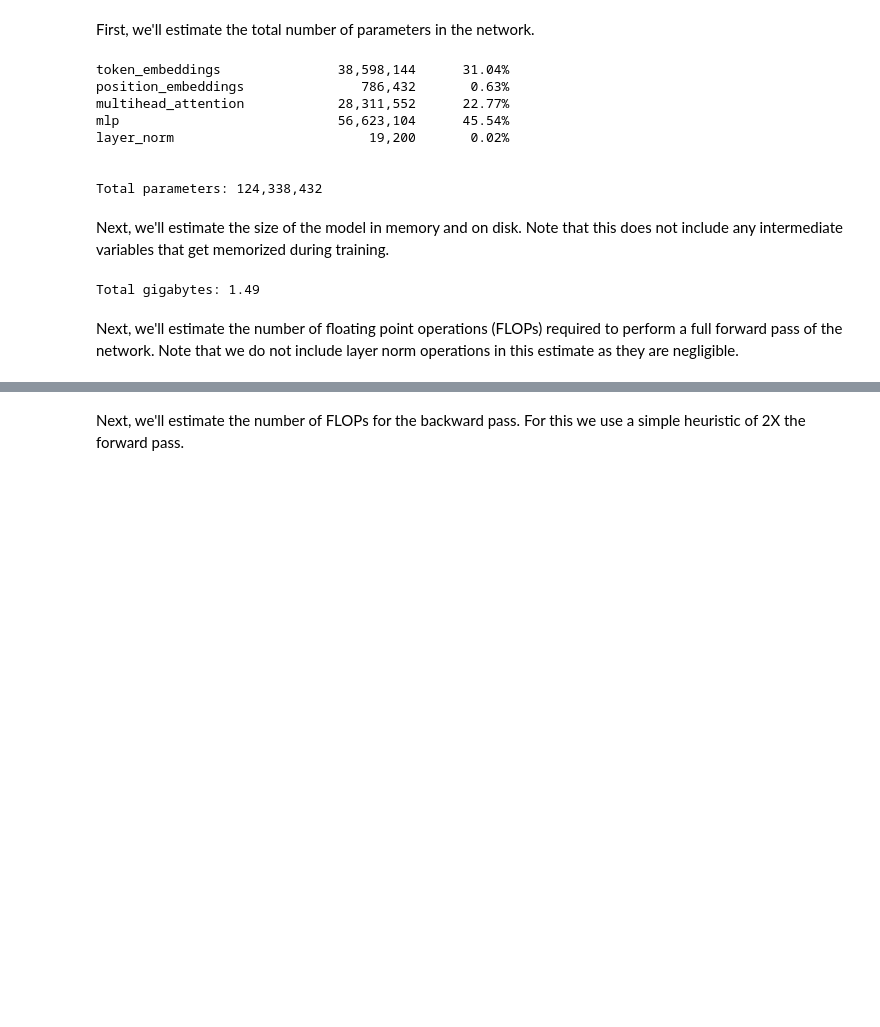
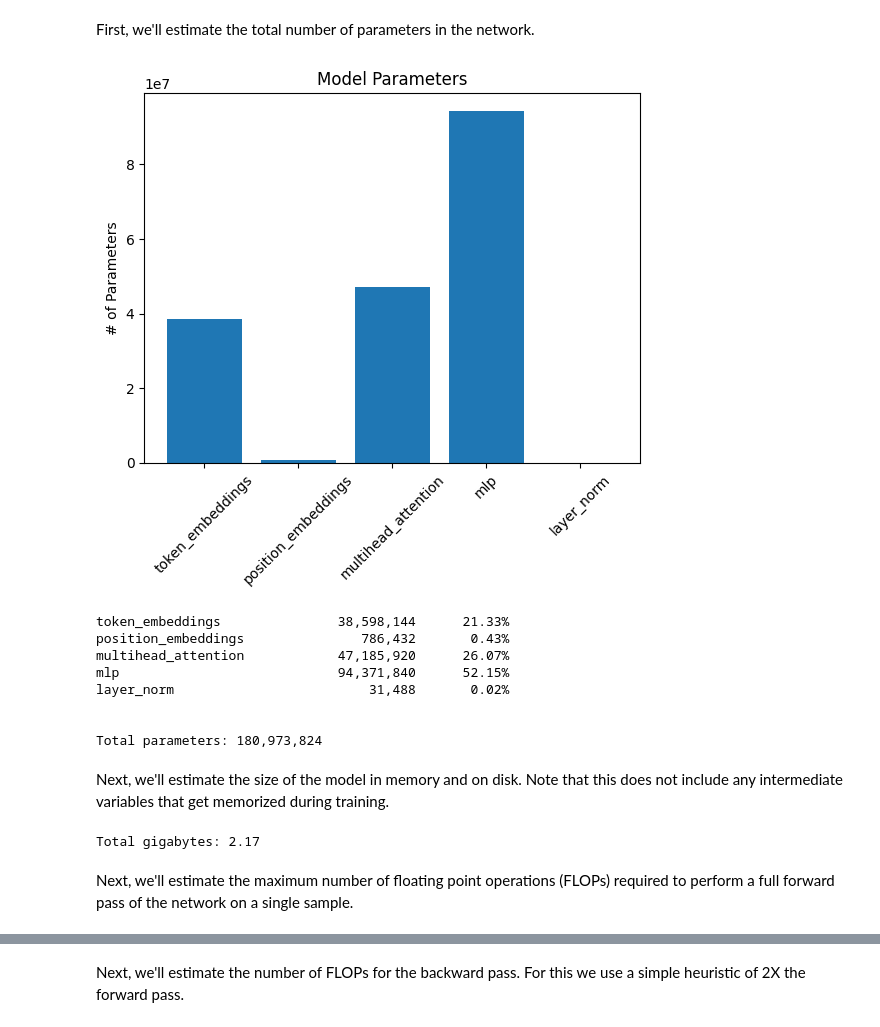
Before and after one commit to andrewdalpino/NoPE-GPT, a Jupyter notebook: model_sizing.ipynb, the cells around one changed output, grey strips where cells are left out. Saved outputs shown, nothing was run; the diff lists cells and outputs as text; code cells hidden in the pictures; blank space fills up the shorter version.

Commit message:
Add charts

```diff
--- a/model_sizing.ipynb
+++ b/model_sizing.ipynb
@@ -2,39 +2,49 @@
 from data import Openwebtext
 
 # Hyper-parameters
-batch_size = 4
 block_size = 1024
 vocabulary_size = Openwebtext.VOCABULARY_SIZE
 embedding_dimensions = 768
-num_hidden_layers = 12
+num_hidden_layers = 20
 # %% [markdown]
 First, we'll estimate the total number of parameters in the network.
 # %%
+import matplotlib.pyplot as plt
+
 parameter_counts = {
     "token_embeddings": vocabulary_size * embedding_dimensions,
     "position_embeddings": block_size * embedding_dimensions,
     "multihead_attention": (embedding_dimensions ** 2 + embedding_dimensions * 3 * embedding_dimensions) * num_hidden_layers,
     "mlp": embedding_dimensions * 4 * embedding_dimensions * 2 * num_hidden_layers,
     "layer_norm": embedding_dimensions * num_hidden_layers * 2 + embedding_dimensions,
 }
+
+plt.bar(parameter_counts.keys(), parameter_counts.values())
+
+plt.title("Model Parameters")
+plt.ylabel("# of Parameters")
+plt.xticks(rotation=45)
+
+plt.show()
 
 total_parameter_count = sum(parameter_counts.values())
 
 for name, count in parameter_counts.items():
     print(f"{name:20s} {count:20,d} {count / total_parameter_count * 100:10.2f}%")
 
 print("\n")
 
 print(f"Total parameters: {total_parameter_count:,}")
 # %% [output]
+[figure, added]
-token_embeddings               38,598,144      31.04%
-position_embeddings               786,432       0.63%
-multihead_attention            28,311,552      22.77%
-mlp                            56,623,104      45.54%
-layer_norm                         19,200       0.02%
+token_embeddings               38,598,144      21.33%
+position_embeddings               786,432       0.43%
+multihead_attention            47,185,920      26.07%
+mlp                            94,371,840      52.15%
+layer_norm                         31,488       0.02%
 
 
-Total parameters: 124,338,432
+Total parameters: 180,973,824
 # %% [markdown]
 Next, we'll estimate the size of the model in memory and on disk. Note that this does not include any intermediate variables that get memorized during training.
 # %%
@@ -50,7 +60,7 @@ total_gigabytes = total_bytes_per_parameter / 1e9
 
 print(f"Total gigabytes: {total_gigabytes:,.2f}")
 # %% [output]
-Total gigabytes: 1.49
+Total gigabytes: 2.17
 # %% [markdown]
-Next, we'll estimate the number of floating point operations (FLOPs) required to perform a full forward pass of the network. Note that we do not include layer norm operations in this estimate as they are negligible.
+Next, we'll estimate the maximum number of floating point operations (FLOPs) required to perform a full forward pass of the network on a single sample.
 # %%
```
Also changed, not shown: parts of 2 cells of this notebook, 1 other file.
